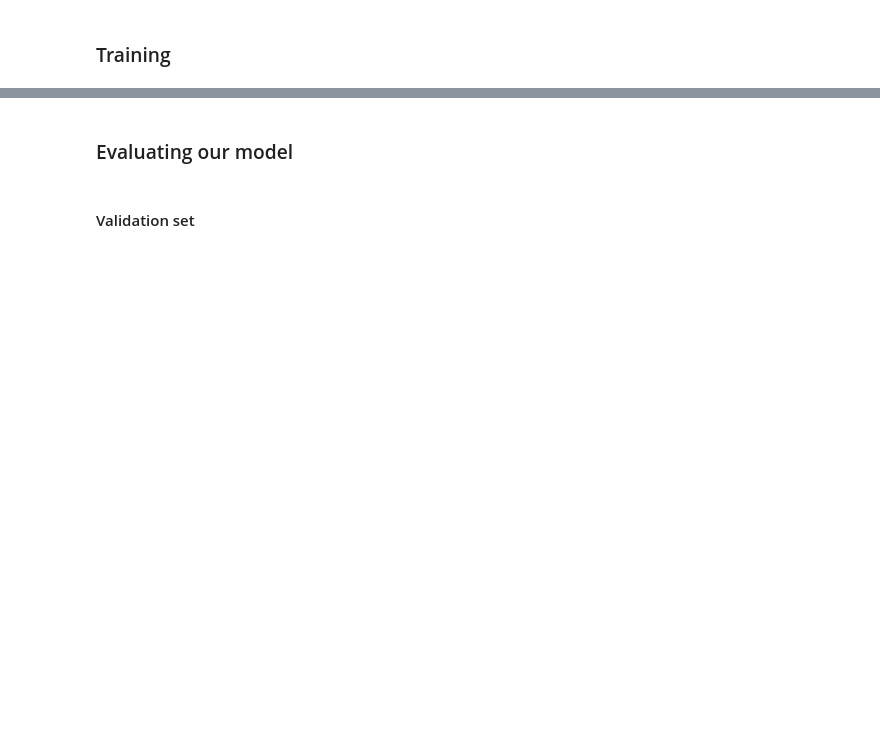
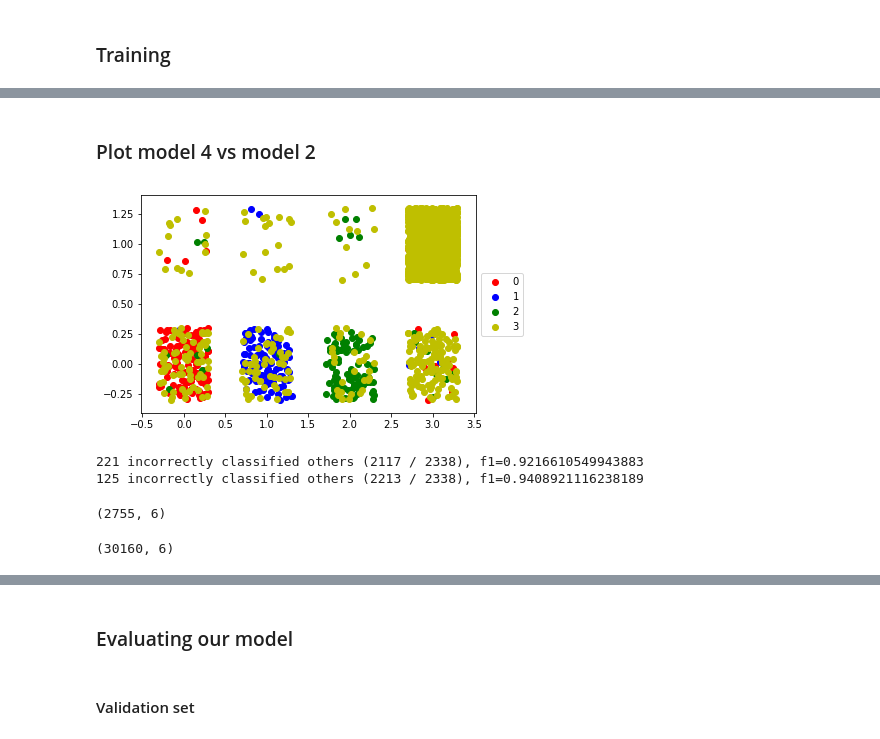
Before and after one commit to Garfounkel/emotion_analysis, a Jupyter notebook: playground.ipynb, the cells around one changed output, grey strips where cells are left out. Drawn from its saved outputs; the diff is of its cells as text; code cells hidden in the pictures; blank space fills up the shorter version.

```diff
--- a/playground.ipynb
+++ b/playground.ipynb
@@ -90,6 +98,7 @@ replaced_word = [(k, corr_2[k]) for k in unknown_words.keys() - still_unknown_wo
 ### Transforming our sequences of words to indexes
 # %%
 X_train = sequences_to_index(X_train, word_index, max_seq_len)
+X_test = sequences_to_index(X_test, word_index, max_seq_len)
 
-X_train.shape
+X_train.shape, X_test.shape
 # %% [output]
@@ -161,0 +256,2 @@ Epoch 2/6
+# %% [markdown]
+### Plot model 4 vs model 2
@@ -161,0 +269,46 @@ Epoch 2/6
+# %%
+preds_4 = np.load('pickles/preds/preds_4.npy')
+preds_2 = np.load('pickles/preds/preds_2.npy')
+# %%
+noised_4 = preds_4.argmax(axis=1) + np.random.uniform(low=-0.3, high=0.3, size=len(X_test))
+noised_2 = preds_2.argmax(axis=1) + np.random.uniform(low=-0.3, high=0.3, size=len(X_test))
+
+labels = y_test.argmax(axis=1)
+
+unique = np.unique(labels)
+colors = ['r', 'b', 'g', 'y']
+for i, u in enumerate(unique):
+    xi = [noised_4[j] for j  in range(len(noised_4)) if labels[j] == u]
+    yi = [noised_2[j] for j  in range(len(noised_2)) if labels[j] == u]
+    plt.scatter(xi, yi, c=colors[i], label=str(u))
+plt.legend(loc='center left', bbox_to_anchor=(1, 0.5));
+# %% [output]
+[figure, added]
+# %%
+from sklearn.metrics import f1_score
+
+binarize = np.vectorize(lambda x: 0 if x in [0, 1, 2] else 1)
+
+def wrong_others(preds, y_test):
+    y_hat = preds.argmax(axis=1)
+    if np.max(y_hat) == 3:
+        y_hat = binarize(y_hat)
+
+    bin_y_test = binarize(y_test.argmax(axis=1))
+
+    num_others_preds = len(np.argwhere(y_hat == 1))
+    num_others_y_test = len(np.argwhere(bin_y_test == 1))
+
+    print(f'{abs(num_others_y_test - num_others_preds)} incorrectly classified others ({num_others_preds} / {num_others_y_test}), f1={f1_score(y_hat, bin_y_test)}')
+
+
+wrong_others(preds_2, y_test)
+wrong_others(preds_4, y_test)
+# %% [output]
+221 incorrectly classified others (2117 / 2338), f1=0.9216610549943883
+125 incorrectly classified others (2213 / 2338), f1=0.9408921116238189
+# %%
+combi_preds = np.hstack([preds_4, preds_2])
+combi_preds.shape
+# %% [output]
+(2755, 6)
@@ -161,0 +321,5 @@ Epoch 2/6
+# %%
+combi_train_preds = np.hstack([trn_preds_4, trn_preds_2])
+combi_train_preds.shape
+# %% [output]
+(30160, 6)
```
Also changed, not shown: parts of 36 cells of this notebook, 4 other files.
